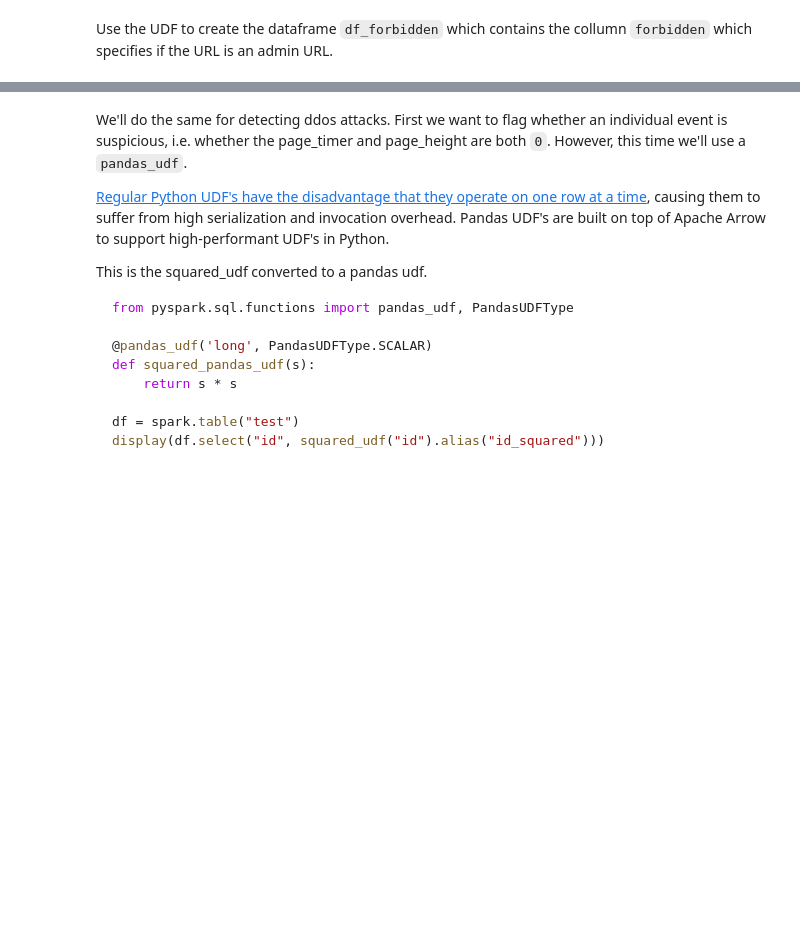
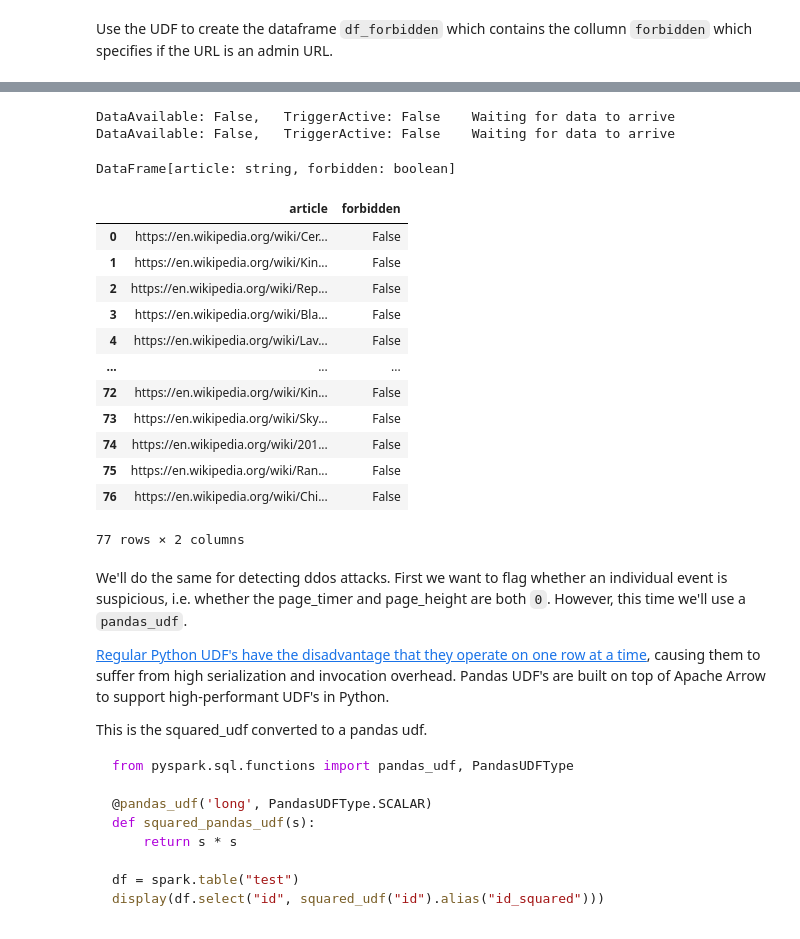
Before and after one commit to IBCNServices/kappa-course-solution, a Jupyter notebook: 3c-security.ipynb, the cells around one changed output, grey strips where cells are left out. Drawn from its saved outputs; the diff is of its cells as text; code cells hidden in the pictures; blank space fills up the shorter version.

```diff
--- a/3c-security.ipynb
+++ b/3c-security.ipynb
@@ -86,4 +206,10 @@ Use the UDF to create the dataframe `df_forbidden` which contains the collumn `f
 # Under the hood calling map() on a dataframe would transform it to an RDD which is not allowed in structured streaming.
 # This means you can use only DataFrame or SQL. Conversion to RDD (or DStream or local collections) are not supported.
 # Because of this we will use a User Defined Function (UDF) to execute some Pyhton code on a column.
-df_forbidden = df_data.select('article', forbidden_clicks('article').cast('boolean').alias('forbidden'))
+df_forbidden = (
+    decoded_json_stream
+    .select('article', forbidden_clicks('article').cast('boolean').alias('forbidden'))
+)
+
+test_query(df_forbidden, mode="append")
+# %% [output]
@@ -90,3 +233,19 @@ df_forbidden = df_data.select('article', forbidden_clicks('article').cast('boole
+DataAvailable: False,   TriggerActive: False    Waiting for data to arrive
+DataAvailable: False,   TriggerActive: False    Waiting for data to arrive
+DataFrame[article: string, forbidden: boolean]
+|  | article | forbidden |
+| 0 | https://en.wikipedia.org/wiki/Cer... | False |
+| 1 | https://en.wikipedia.org/wiki/Kin... | False |
+| 2 | https://en.wikipedia.org/wiki/Rep... | False |
+| 3 | https://en.wikipedia.org/wiki/Bla... | False |
+| 4 | https://en.wikipedia.org/wiki/Lav... | False |
+| ... | ... | ... |
+| 72 | https://en.wikipedia.org/wiki/Kin... | False |
+| 73 | https://en.wikipedia.org/wiki/Sky... | False |
+| 74 | https://en.wikipedia.org/wiki/201... | False |
+| 75 | https://en.wikipedia.org/wiki/Ran... | False |
+| 76 | https://en.wikipedia.org/wiki/Chi... | False |
+77 rows × 2 columns
 # %% [markdown]
 We'll do the same for detecting ddos attacks. First we want to flag whether an individual event is suspicious, i.e. whether the page_timer and page_height are both `0`. However, this time we'll use a `pandas_udf`.
 
```
Also changed, not shown: parts of 13 cells of this notebook, 2 other files.
